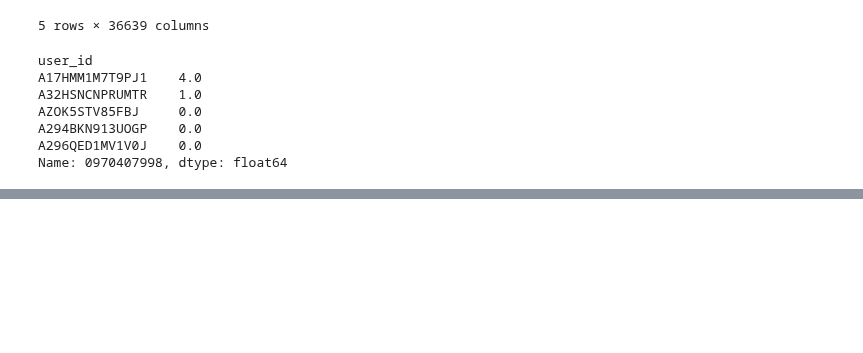
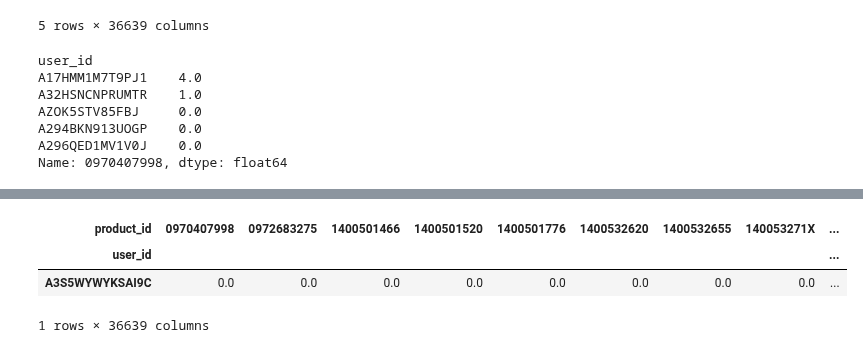
Before and after one commit to GreatLearningAIML1/chennai-aug-batch-senthilvelavan, a Jupyter notebook: RecommendationSystems/Assignment/Recommendation Systems_R5_Project.ipynb, the cells around one changed output, grey strips where cells are left out. Cells and saved outputs as stored; diff of their text form; code cells hidden in the pictures; blank space fills up the shorter version.

```diff
--- a/RecommendationSystems/Assignment/Recommendation Systems_R5_Project.ipynb
+++ b/RecommendationSystems/Assignment/Recommendation Systems_R5_Project.ipynb
@@ -505,0 +508,8 @@ Length: 36639, dtype: float64
+# %%
+userRatings = pivot[pivot.index=='A3S5WYWYKSAI9C'].fillna(0)
+userRatings
+# %% [output]
+| product_id | 0970407998 | 0972683275 | 1400501466 | 1400501520 | 1400501776 | 1400532620 | 1400532655 | 140053271X | ... |
+| user_id |  |  |  |  |  |  |  |  | ... |
+| A3S5WYWYKSAI9C | 0.0 | 0.0 | 0.0 | 0.0 | 0.0 | 0.0 | 0.0 | 0.0 | ... |
+1 rows × 36639 columns
```
Also changed, not shown: parts of 20 cells of this notebook.
